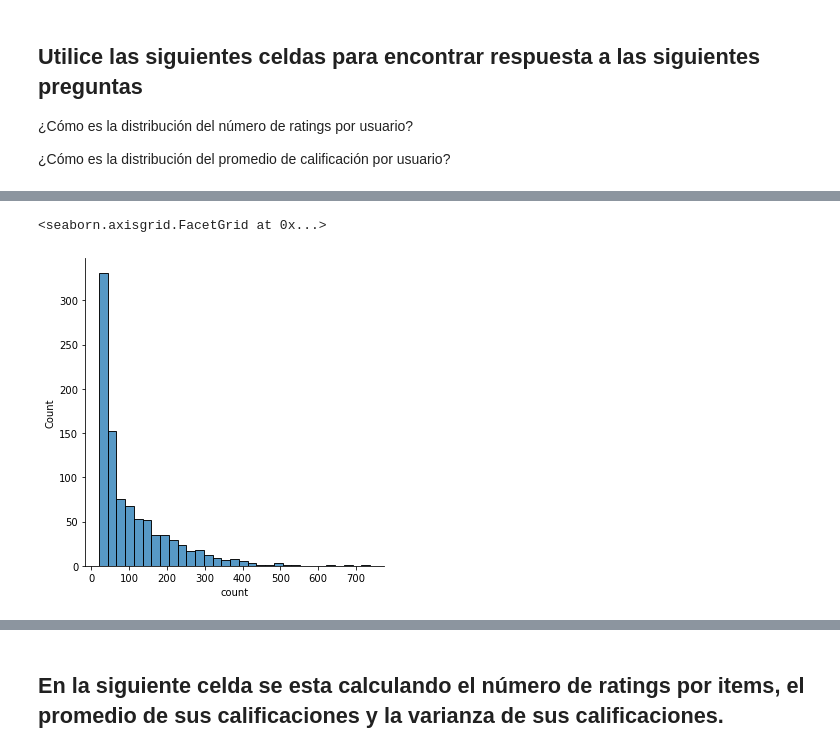
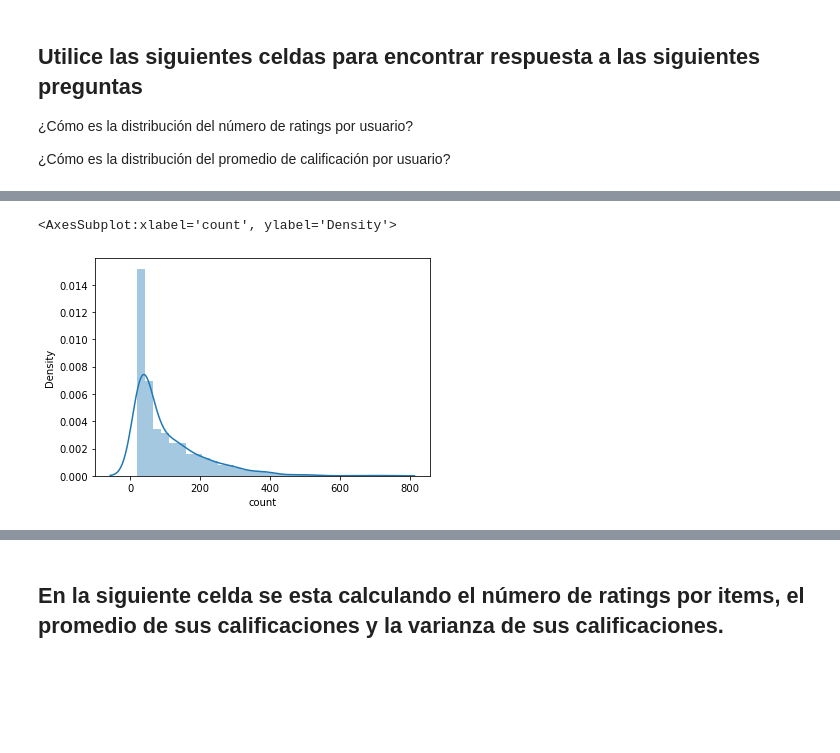
Before and after one commit to Jandresgomez/SDR-Laboratorios, a Jupyter notebook: Laboratorio1/MINE_4201_SR_Laboratorio_1.ipynb, the cells around one changed output, grey strips where cells are left out. Drawn from its saved outputs; the diff is of its cells as text; code cells hidden in the pictures; blank space fills up the shorter version.

```diff
--- a/Laboratorio1/MINE_4201_SR_Laboratorio_1.ipynb
+++ b/Laboratorio1/MINE_4201_SR_Laboratorio_1.ipynb
@@ -144,5 +141,5 @@ sns.displot(x='mean', data=rating_agg)
-# %%
-sns.displot(x='count', data=rating_agg)
-# %% [output]
-<seaborn.axisgrid.FacetGrid at 0x...>
-[figure, removed]
+# %%
+sns.distplot(a=rating_agg['count'])
+# %% [output]
+<AxesSubplot:xlabel='count', ylabel='Density'>
+[figure, added]
```
Also changed, not shown: parts of 24 cells of this notebook.
